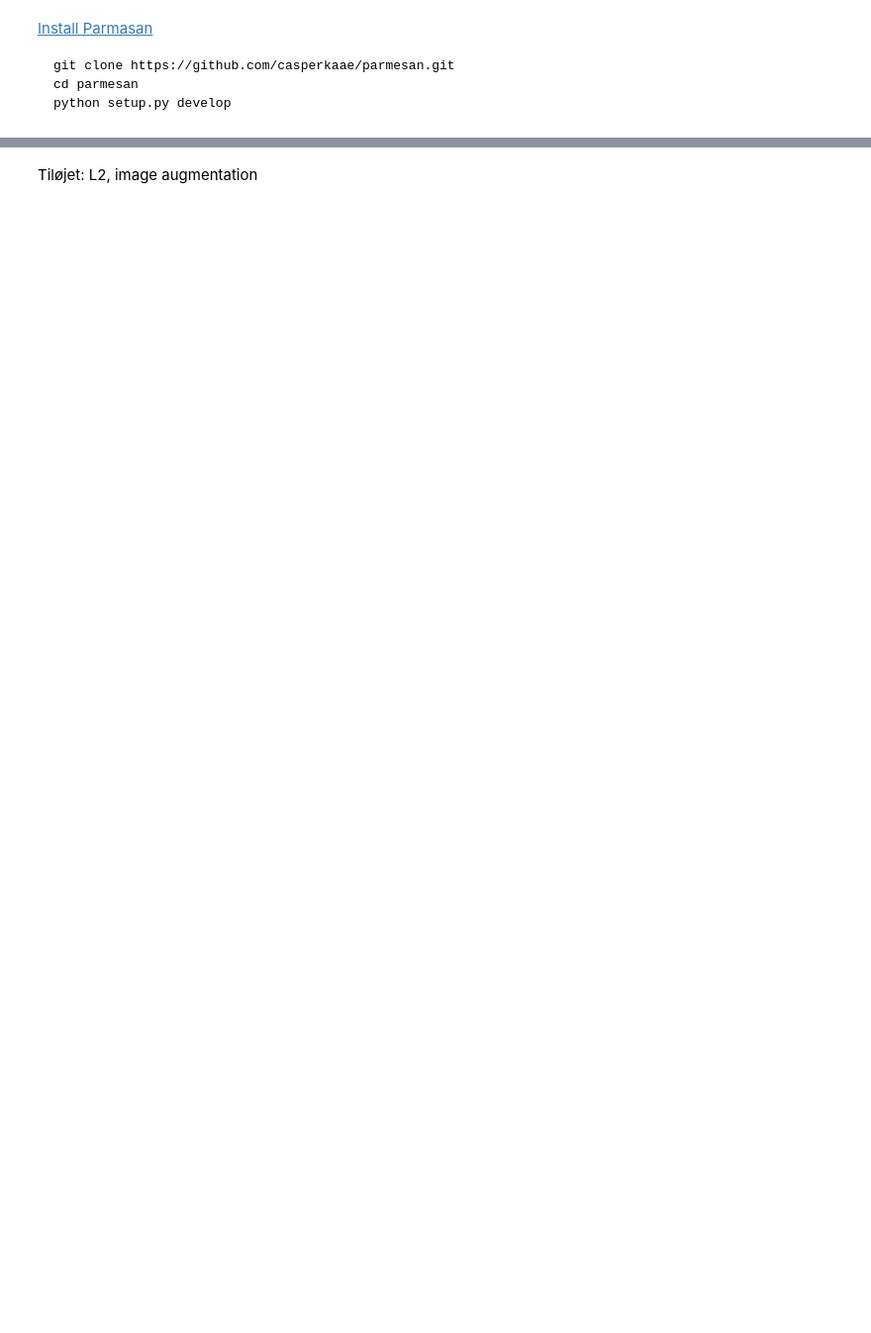
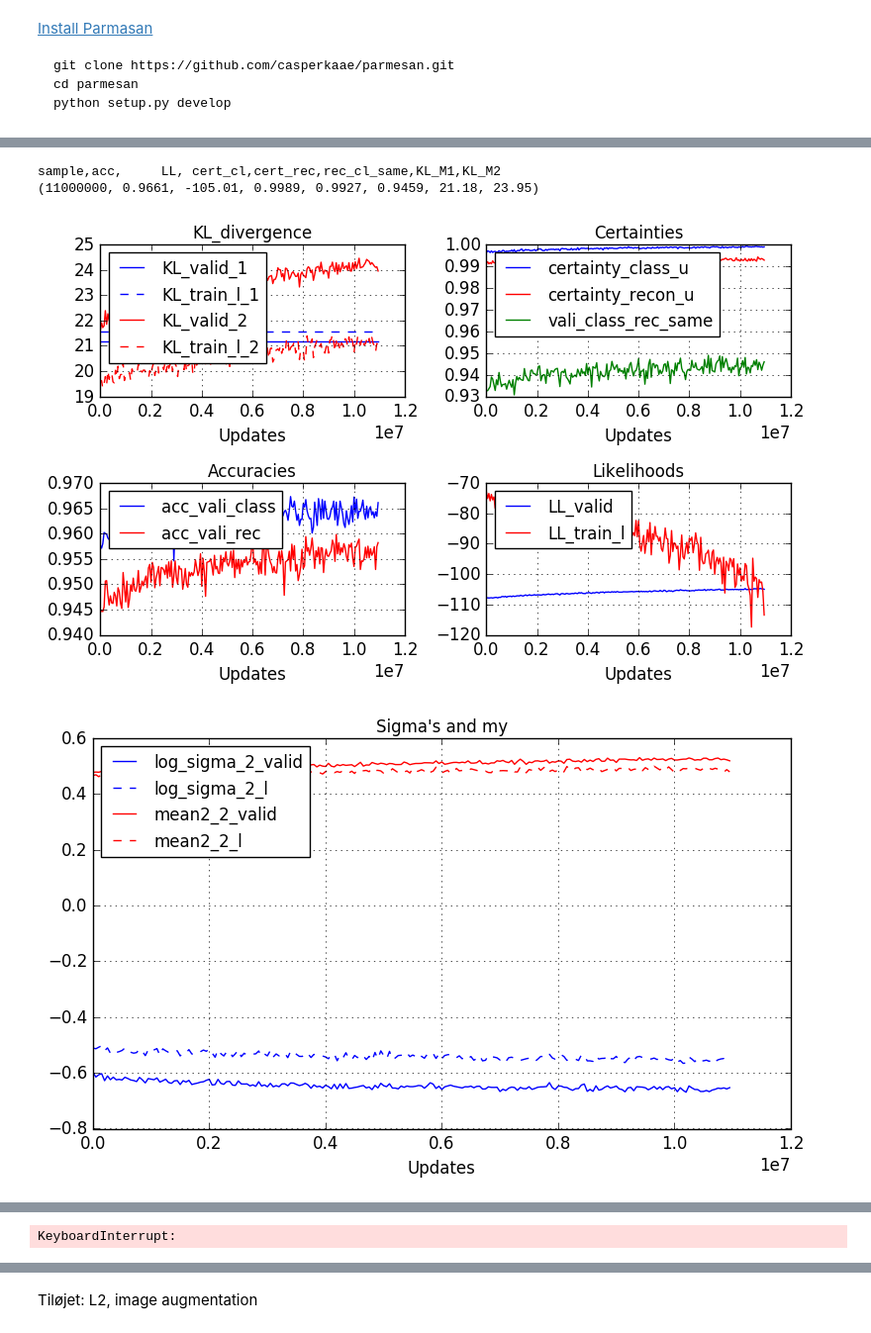
Before and after one commit to Faur/02456-VAE, a Jupyter notebook: svhn/Our_svhn_SUPVAE.ipynb, the cells around one changed output, grey strips where cells are left out. Shown at 99% size. Drawn from its saved outputs; the diff is of its cells as text; code cells hidden in the pictures; blank space fills up the shorter version.

```diff
--- a/svhn/Our_svhn_SUPVAE.ipynb
+++ b/svhn/Our_svhn_SUPVAE.ipynb
@@ -944,0 +901,77 @@ except KeyboardInterrupt:
+# %%
+from IPython.display import Image, display, clear_output
+if load_M2:
+    load_model(M2_model_name_in, [y_out, x_rec_M2])
+plot_interval=500
+
+for i in range(1000000):
+    idxs = np.random.choice(range(x_trai.shape[0]), size=(batch_size), replace=False)
+    x_batch = x_trai[idxs]
+    t_batch = t_trai[idxs]
+    f_train_M2(x_batch,x_train_l,t_train_l)
+#     if (i%10==0)&(i>10000):
+#         f_train_M2_uns(x_batch)
+#     else:
+#         f_train_M1(x_batch)
+    if (i+1)%100==0:
+        out=f_eval_M2(x_test)
+
+        print(samples_processed_M2,round(np.sum(np.equal(np.argmax(out[0],axis=1),
+            np.argmax(t_test,axis=1)))/float(t_test.shape[0]),4),round(out[1].mean(),2)
+             ,round(out[2].tolist(),4),round(out[3].tolist(),4),round(out[4].tolist(),4),round(out[5].tolist(),2),round(out[6].tolist(),2))
+        ##Update Output dict
+        output_dict['samples_processed_M2']+=[samples_processed_M2]
+        samples_processed_M2+=batch_size*100
+        output_dict['acc_vali_class']+=[np.sum(np.equal(np.argmax(out[0],axis=1),
+            np.argmax(t_test,axis=1)))/float(t_test.shape[0])]
+        output_dict['LL_valid']+=[out[1].tolist()]
+        output_dict['certainty_class_u']+=[out[2].tolist()]
+        output_dict['certainty_recon_u']+=[out[3].tolist()]
+        output_dict['vali_class_rec_same']+=[out[4].tolist()]
+        output_dict['KL_valid_1']+=[out[5].tolist()]
+        output_dict['KL_valid_2']+=[out[6].tolist()]
+        output_dict['acc_vali_rec']+=[np.sum(np.equal(np.argmax(out[7],axis=1),
+            np.argmax(t_test,axis=1)))/float(t_test.shape[0])]
+        output_dict['log_sigma_2_valid']+=[out[9].tolist()]
+        output_dict['mean2_2_valid']+=[out[8].tolist()]
+
+
+        # Output dict labeled
+        out_l=f_eval_M2(x_train_l)
+        output_dict['LL_train_l']+=[out_l[1].tolist()]
+        output_dict['certainty_class_l']+=[out_l[2].tolist()]
+        output_dict['certainty_recon_l']+=[out_l[3].tolist()]
+        output_dict['KL_train_l_1']+=[out_l[5].tolist()]
+        output_dict['KL_train_l_2']+=[out_l[6].tolist()]
+        output_dict['log_sigma_2_l']+=[out_l[9].tolist()]
+        output_dict['mean2_2_l']+=[out_l[8].tolist()]
+
+
+    if (i+1)%plot_interval==0:
+        clear_output(wait=True)
+        print('sample,acc,     LL, cert_cl,cert_rec,rec_cl_same,KL_M1,KL_M2')
+        print(samples_processed_M2,round(np.sum(np.equal(np.argmax(out[0],axis=1),
+            np.argmax(t_test,axis=1)))/float(t_test.shape[0]),4),round(out[1].mean(),2)
+             ,round(out[2].tolist(),4),round(out[3].tolist(),4),round(out[4].tolist(),4),round(out[5].tolist(),2),round(out[6].tolist(),2))
+
+        plt.subplot(2,2,1)
+        pretty_print("KL_divergence",output_dict,['KL_valid_1','KL_valid_2'],['KL_train_l_1','KL_train_l_2'],show=False)
+        plt.subplot(2,2,2)
+        pretty_print("Certainties",output_dict,['certainty_class_u','certainty_recon_u','vali_class_rec_same'],show=False)
+        plt.subplot(2,2,3)
+        pretty_print("Accuracies",output_dict,['acc_vali_class','acc_vali_rec'],show=False)
+        plt.subplot(2,2,4)
+        pretty_print("Likelihoods",output_dict,['LL_valid','LL_train_l'],show=False)
+        plt.show()
+        pretty_print("Sigma's and my",output_dict,['log_sigma_2_valid','mean2_2_valid'],['log_sigma_2_l','mean2_2_l'],show=False)
+        plt.show()
+        plot_image_and_recon(x_test,'Plot of validation reconstructions')
+        plot_image_and_recon(x_train_l,'Plot of labeled reconstructions')
+        plt.show()
+if save_M2:
+    save_model(M2_model_name_out, [y_out, x_rec_M2])
+# %% [output]
+sample,acc,     LL, cert_cl,cert_rec,rec_cl_same,KL_M1,KL_M2
+(11000000, 0.9661, -105.01, 0.9989, 0.9927, 0.9459, 21.18, 23.95)
+[figure, added]
+[figure, added]
@@ -945 +980,2 @@ except KeyboardInterrupt:
+KeyboardInterrupt:
 # %%
```
Also changed, not shown: parts of 25 cells of this notebook.
